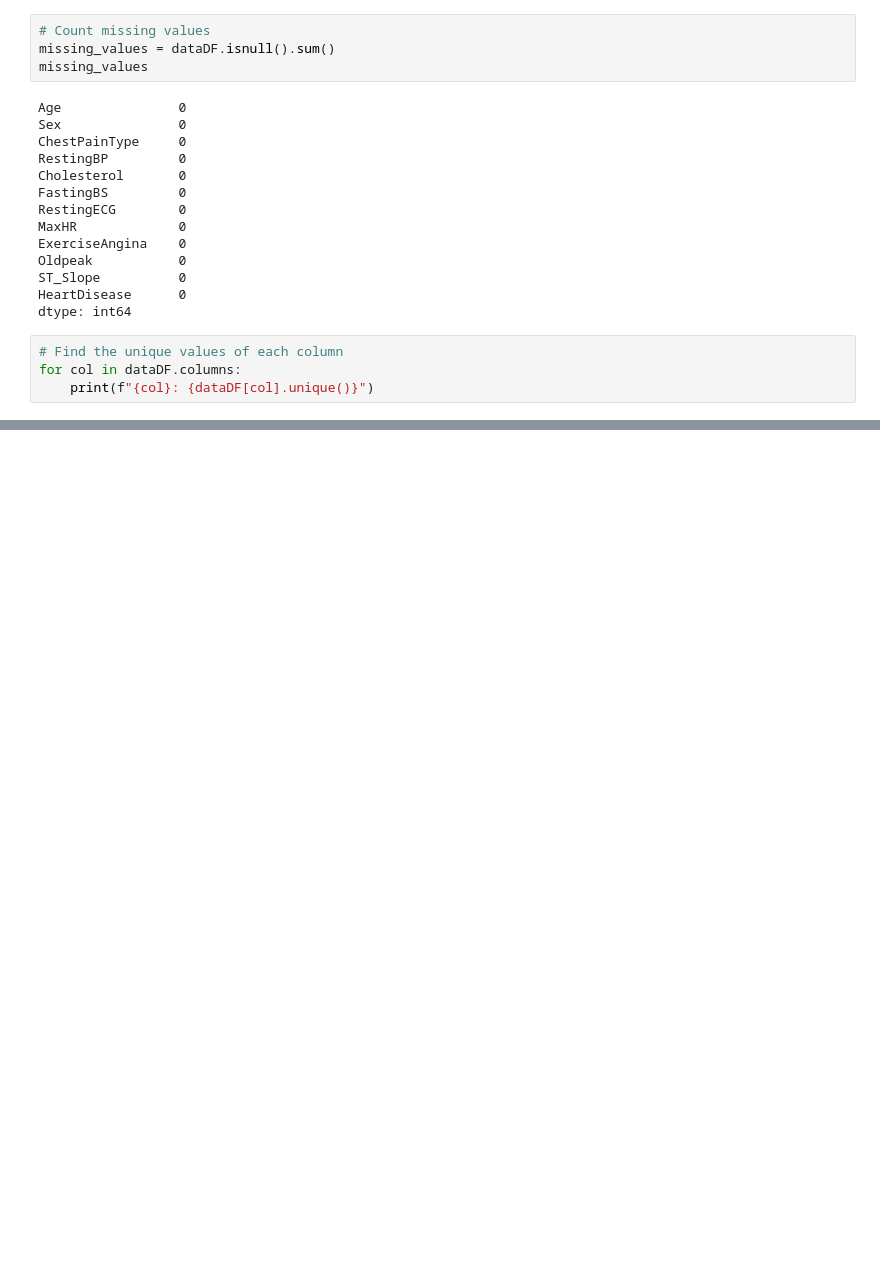
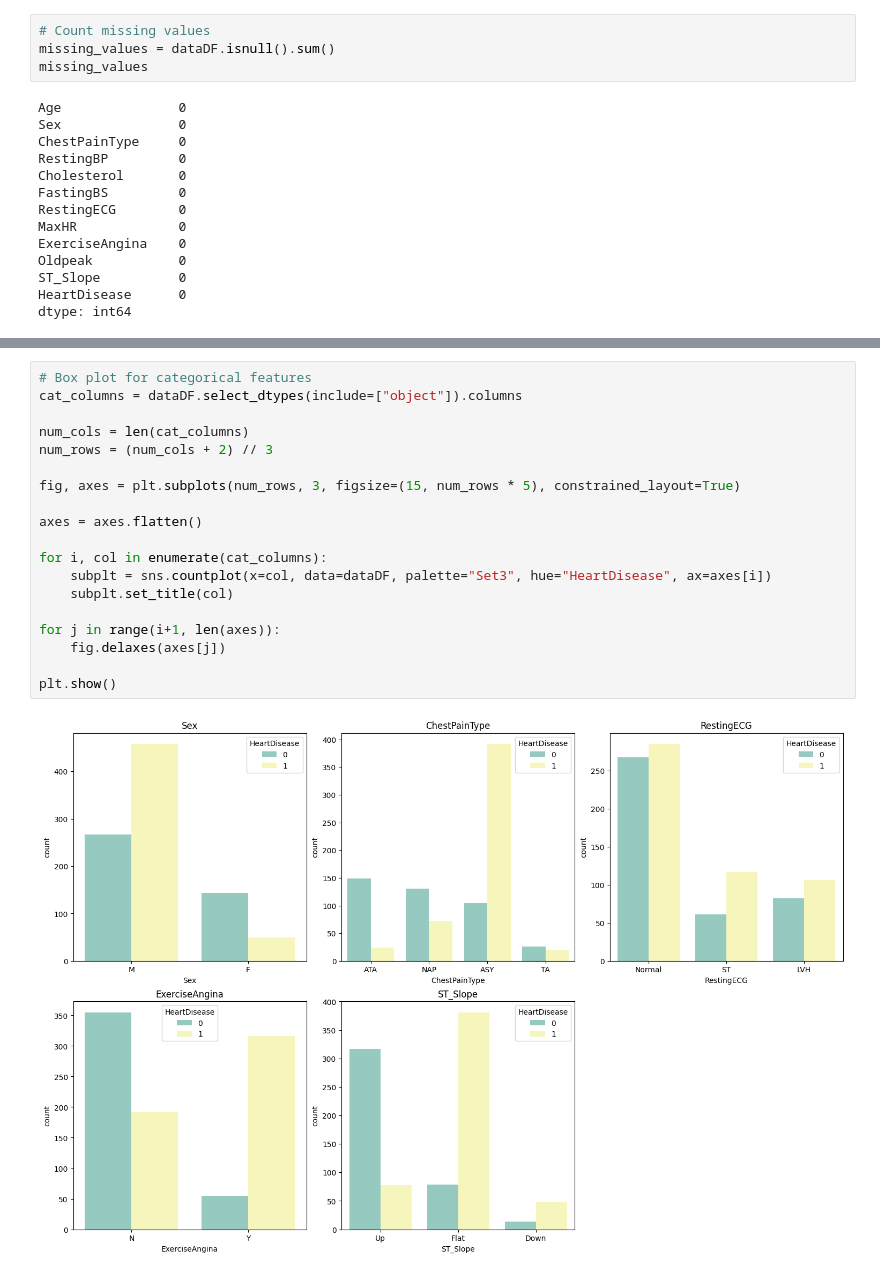
Before and after one commit to gbatsis/heart-failure-predictor, a Jupyter notebook: backend/notebooks/data_analysis.ipynb, the cells around one changed output, grey strips where cells are left out. Cells and saved outputs as stored; diff of their text form; blank space fills up the shorter version.

```diff
--- a/backend/notebooks/data_analysis.ipynb
+++ b/backend/notebooks/data_analysis.ipynb
@@ -47,7 +69,3 @@ Oldpeak           0
 ST_Slope          0
 HeartDisease      0
 dtype: int64
-# %%
-# Find the unique values of each column
-for col in dataDF.columns:
-    print(f"{col}: {dataDF[col].unique()}")
@@ -76,0 +105,21 @@ os.makedirs(models_dir, exist_ok=True)
+# %%
+# Box plot for categorical features
+cat_columns = dataDF.select_dtypes(include=["object"]).columns
+
+num_cols = len(cat_columns)
+num_rows = (num_cols + 2) // 3
+
+fig, axes = plt.subplots(num_rows, 3, figsize=(15, num_rows * 5), constrained_layout=True)
+
+axes = axes.flatten()
+
+for i, col in enumerate(cat_columns):
+    subplt = sns.countplot(x=col, data=dataDF, palette="Set3", hue="HeartDisease", ax=axes[i])
+    subplt.set_title(col)
+
+for j in range(i+1, len(axes)):
+    fig.delaxes(axes[j])
+
+plt.show()
+# %% [output]
+[figure, added]
```
Also changed, not shown: parts of 28 cells of this notebook, 9 other files.
